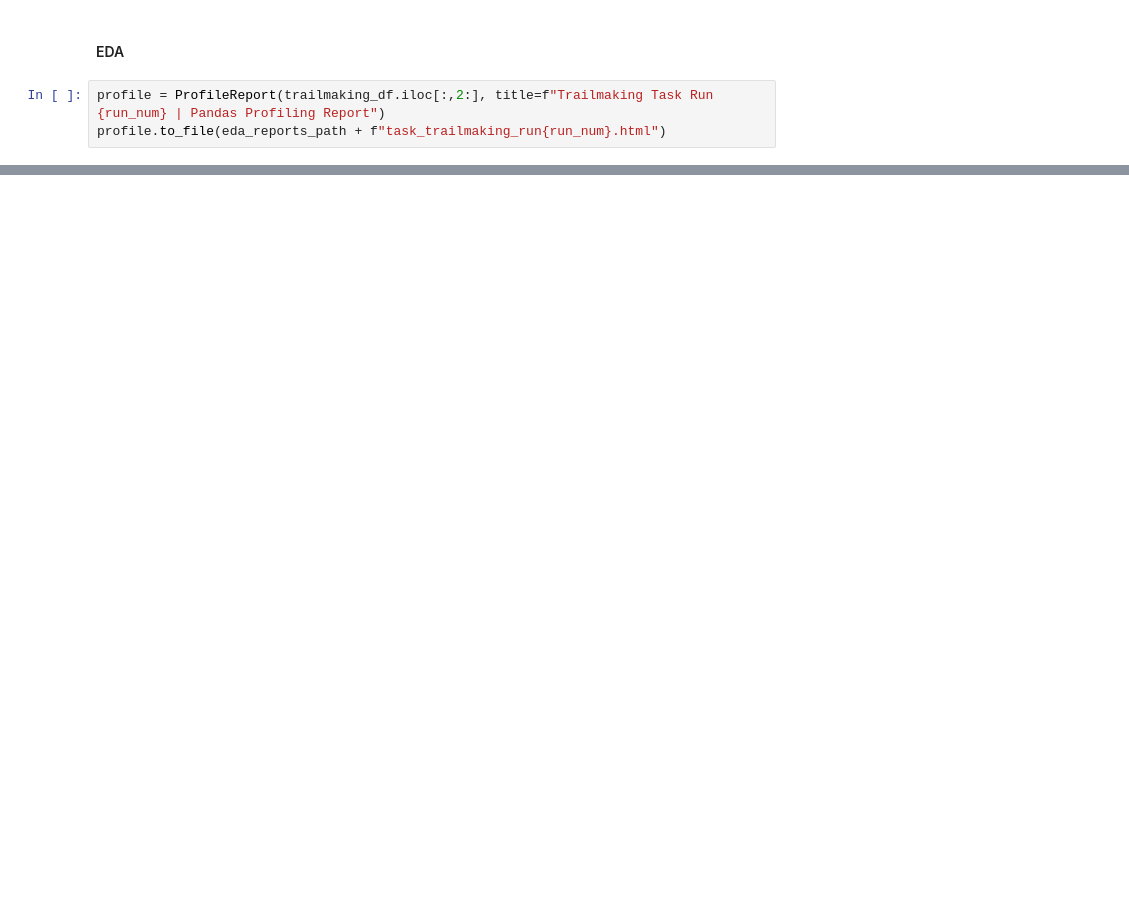
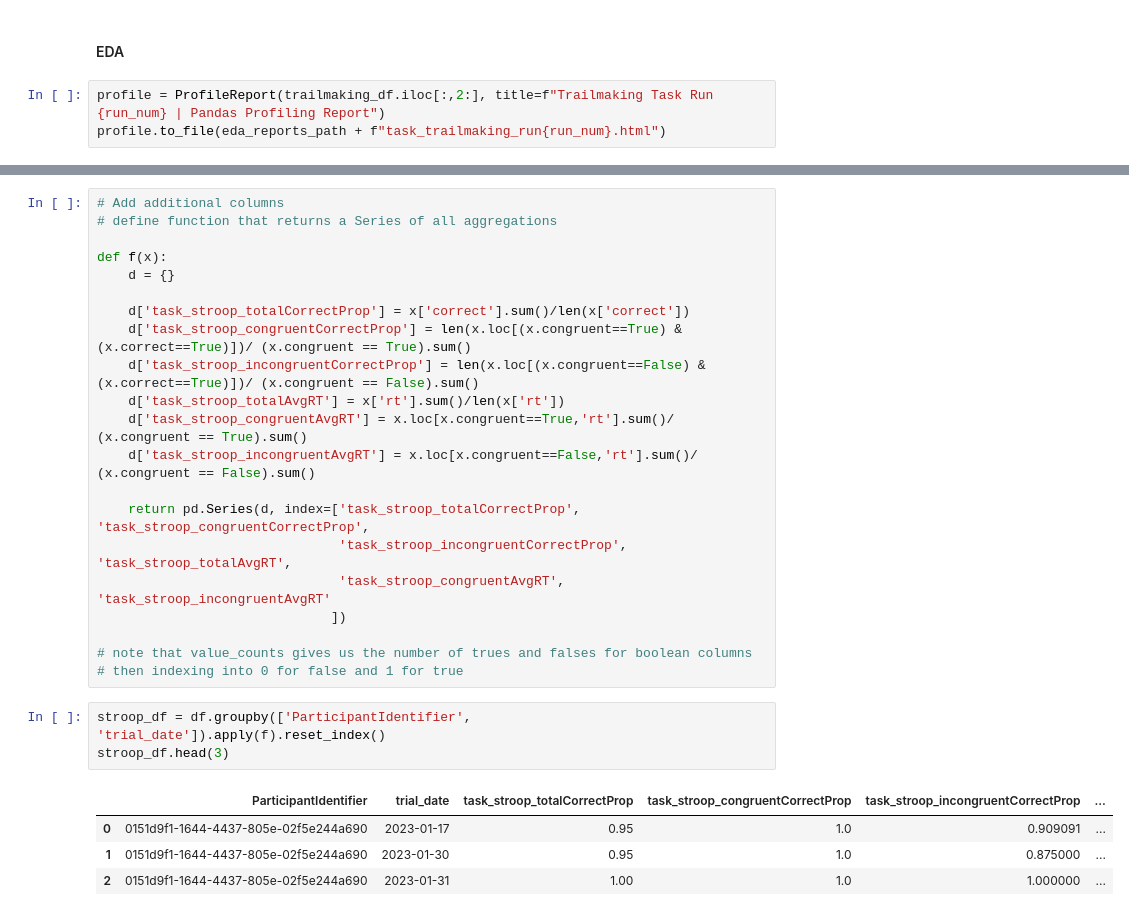
Before and after one commit to danieljwilson/3_3_experience_sampling, a Jupyter notebook: 3_3_3_data_analysis/01_data munge/01_1_process_data.ipynb, the cells around one changed output, grey strips where cells are left out. Cells and saved outputs as stored; diff of their text form; blank space fills up the shorter version.

```diff
--- a/3_3_3_data_analysis/01_data munge/01_1_process_data.ipynb
+++ b/3_3_3_data_analysis/01_data munge/01_1_process_data.ipynb
@@ -2371,0 +2502,29 @@ wide_df = food_df_wide.drop(columns=z_columns_to_drop)
+# %%
+# Add additional columns
+# define function that returns a Series of all aggregations
+
+def f(x):
+    d = {}
+
+    d['task_stroop_totalCorrectProp'] = x['correct'].sum()/len(x['correct'])
+    d['task_stroop_congruentCorrectProp'] = len(x.loc[(x.congruent==True) & (x.correct==True)])/ (x.congruent == True).sum()
+    d['task_stroop_incongruentCorrectProp'] = len(x.loc[(x.congruent==False) & (x.correct==True)])/ (x.congruent == False).sum()
+    d['task_stroop_totalAvgRT'] = x['rt'].sum()/len(x['rt'])
+    d['task_stroop_congruentAvgRT'] = x.loc[x.congruent==True,'rt'].sum()/ (x.congruent == True).sum()
+    d['task_stroop_incongruentAvgRT'] = x.loc[x.congruent==False,'rt'].sum()/ (x.congruent == False).sum()
+
+    return pd.Series(d, index=['task_stroop_totalCorrectProp', 'task_stroop_congruentCorrectProp',
+                               'task_stroop_incongruentCorrectProp', 'task_stroop_totalAvgRT',
+                               'task_stroop_congruentAvgRT', 'task_stroop_incongruentAvgRT'
+                              ])
+
+# note that value_counts gives us the number of trues and falses for boolean columns
+# then indexing into 0 for false and 1 for true
+# %%
+stroop_df = df.groupby(['ParticipantIdentifier', 'trial_date']).apply(f).reset_index()
+stroop_df.head(3)
+# %% [output]
+|  | ParticipantIdentifier | trial_date | task_stroop_totalCorrectProp | task_stroop_congruentCorrectProp | task_stroop_incongruentCorrectProp | ... |
+| 0 | 0151d9f1-1644-4437-805e-02f5e244a690 | 2023-01-17 | 0.95 | 1.0 | 0.909091 | ... |
+| 1 | 0151d9f1-1644-4437-805e-02f5e244a690 | 2023-01-30 | 0.95 | 1.0 | 0.875000 | ... |
+| 2 | 0151d9f1-1644-4437-805e-02f5e244a690 | 2023-01-31 | 1.00 | 1.0 | 1.000000 | ... |
```
Also changed, not shown: parts of 61 cells of this notebook.
